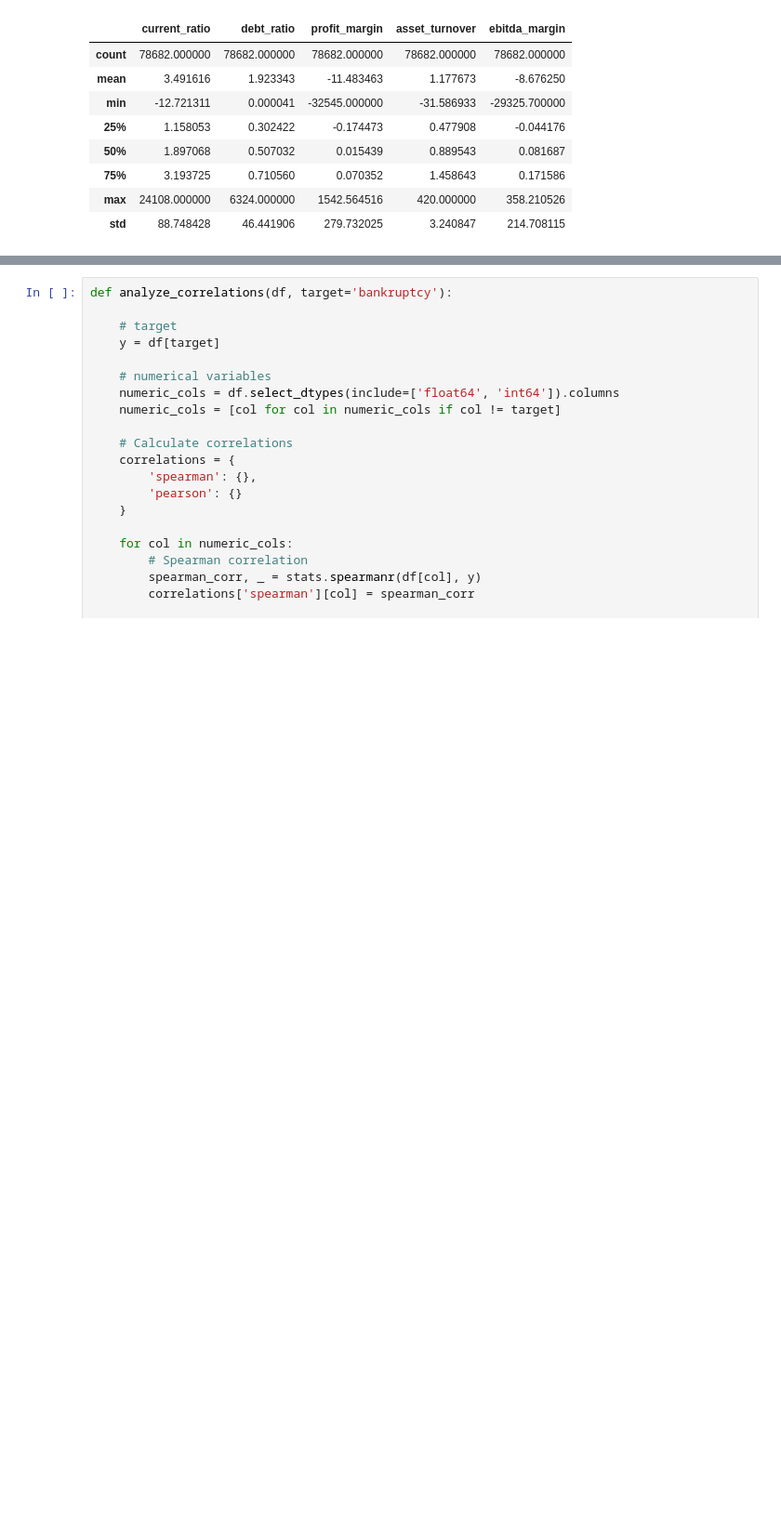
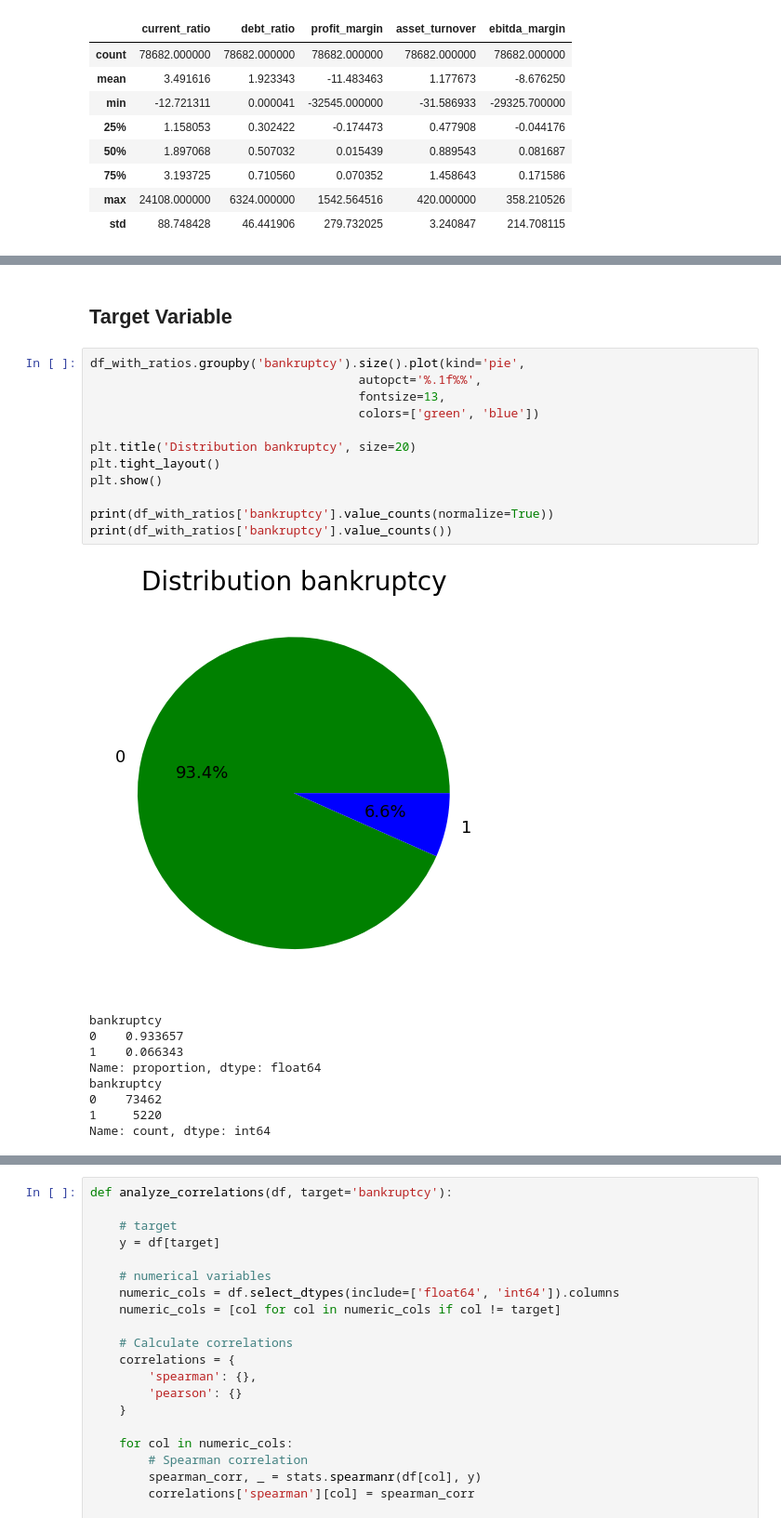
Before and after one commit to AlexanderPelaezJimenez/midtermn_project_mlzoomcamp_2024, a Jupyter notebook: notebooks/notebook.ipynb, the cells around one changed output, grey strips where cells are left out. Shown at 93% size. Cells and saved outputs as stored; diff of their text form; blank space fills up the shorter version.

```diff
--- a/notebooks/notebook.ipynb
+++ b/notebooks/notebook.ipynb
@@ -219,0 +238,24 @@ memory usage: 15.6+ MB
+# %% [markdown]
+## Target Variable
+# %%
+df_with_ratios.groupby('bankruptcy').size().plot(kind='pie',
+                                     autopct='%.1f%%',
+                                     fontsize=13,
+                                     colors=['green', 'blue'])
+
+plt.title('Distribution bankruptcy', size=20)
+plt.tight_layout()
+plt.show()
+
+print(df_with_ratios['bankruptcy'].value_counts(normalize=True))
+print(df_with_ratios['bankruptcy'].value_counts())
+# %% [output]
+[figure, added]
+bankruptcy
+0    0.933657
+1    0.066343
+Name: proportion, dtype: float64
+bankruptcy
+0    73462
+1     5220
+Name: count, dtype: int64
```
Also changed, not shown: parts of 12 cells of this notebook, 6 other files.
